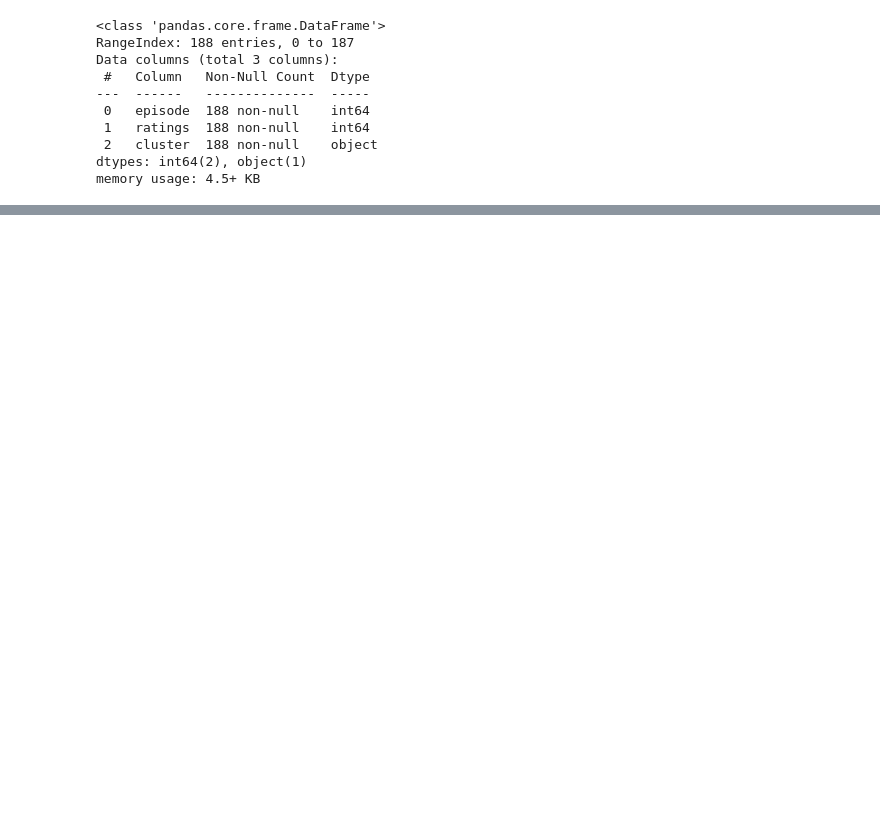
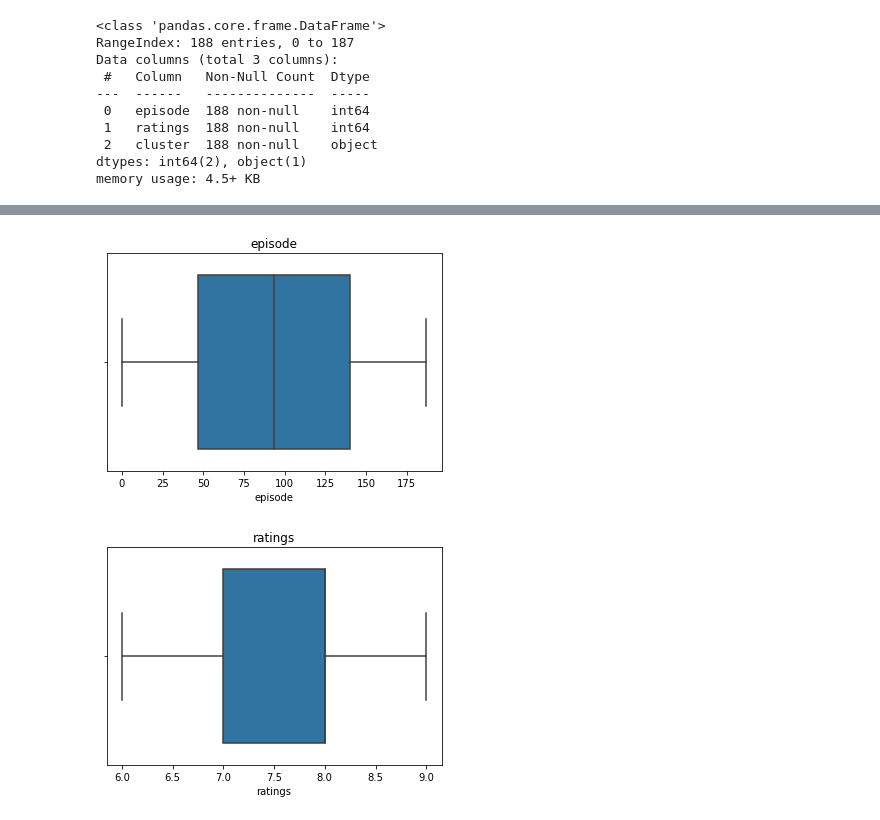
Before and after one commit to jamesallen0351/the_office, a Jupyter notebook: office_scratchpad.ipynb, the cells around one changed output, grey strips where cells are left out. Cells and saved outputs as stored; diff of their text form; code cells hidden in the pictures; blank space fills up the shorter version.

```diff
--- a/office_scratchpad.ipynb
+++ b/office_scratchpad.ipynb
@@ -655,0 +665,8 @@ with plt.style.context('seaborn-whitegrid'):
+# %%
+for col in df.columns:
+    sns.boxplot(df[col])
+    plt.title(col)
+    plt.show()
+# %% [output]
+[figure, added]
+[figure, added]
```
Also changed, not shown: parts of 11 cells of this notebook.
